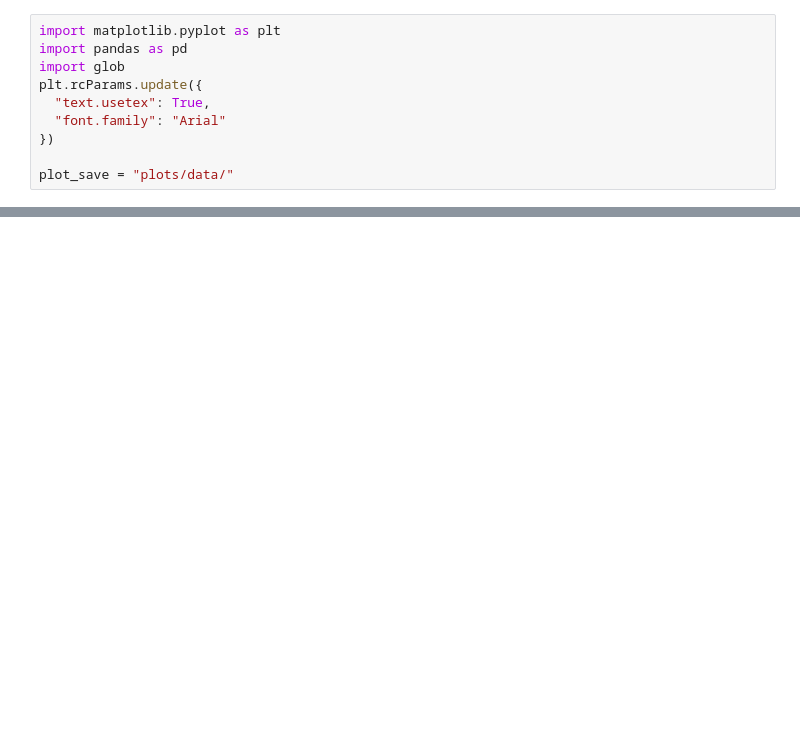
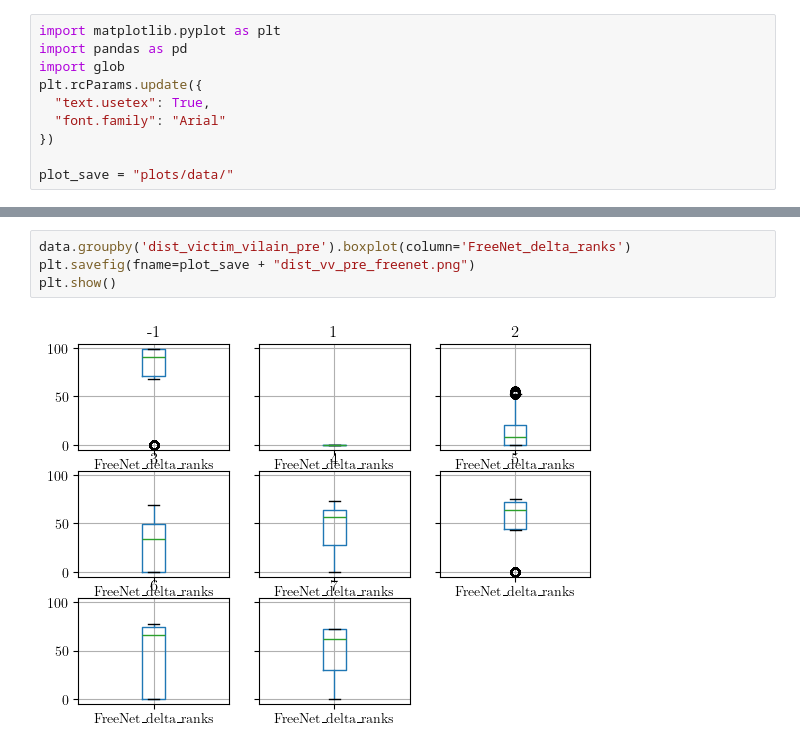
Before and after one commit to Poutchy/temp, a Jupyter notebook: sampling.ipynb, the cells around one changed output, grey strips where cells are left out. Saved outputs shown, nothing was run; the diff lists cells and outputs as text; blank space fills up the shorter version.

```diff
--- a/sampling.ipynb
+++ b/sampling.ipynb
@@ -98,0 +88,6 @@ plt.show()
+# %%
+data.groupby('dist_victim_vilain_pre').boxplot(column='FreeNet_delta_ranks')
+plt.savefig(fname=plot_save + "dist_vv_pre_freenet.png")
+plt.show()
+# %% [output]
+[figure, added]
```
Also changed, not shown: parts of 43 cells of this notebook, 23 other files.
